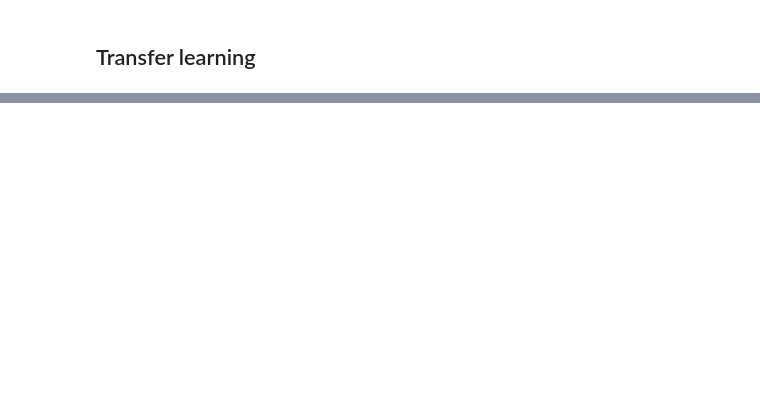
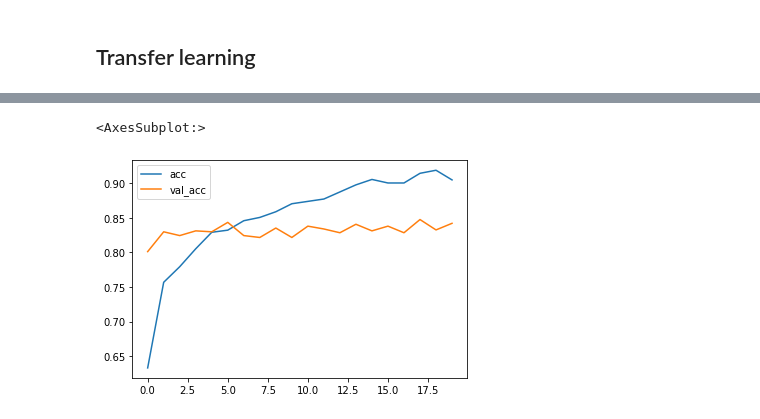
Before and after one commit to kokchun/Deep-learning-AI21, a Jupyter notebook: Lectures/Code-alongs/Lec6-Transfer_learning.ipynb, the cells around one changed output, grey strips where cells are left out. Drawn from its saved outputs; the diff is of its cells as text; code cells hidden in the pictures; blank space fills up the shorter version.

```diff
--- a/Lectures/Code-alongs/Lec6-Transfer_learning.ipynb
+++ b/Lectures/Code-alongs/Lec6-Transfer_learning.ipynb
@@ -135,0 +199,7 @@ _________________________________________________________________
+# %%
+from tensorflow.keras.applications import Xception
+
+base_model = Xception(weights="imagenet", include_top=False,
+                   input_shape=(input_shape))
+
+base_model.summary()
@@ -135,0 +224,18 @@ _________________________________________________________________
+# %%
+from tensorflow.keras.layers import GlobalAveragePooling2D
+
+model = Sequential([
+    base_model,
+    GlobalAveragePooling2D(),
+    Dropout(.5),
+    Dense(256, activation="relu", kernel_initializer="he_normal"),
+    Dropout(.5),
+    Dense(5, activation="softmax")
+], name = "Xception_transfer")
+
+for layer in base_model.layers:
+    layer.trainable = False
+
+model.compile(optimizer = "adam", loss = "sparse_categorical_crossentropy", metrics = ["acc"])
+
+model.summary()
@@ -135,0 +263,2 @@ _________________________________________________________________
+# %%
+model.fit(train_batch, epochs = 20, validation_data = test_batch)
@@ -135,0 +284,3 @@ _________________________________________________________________
+# %%
+metrics = pd.DataFrame(model.history.history)
+metrics.head()
@@ -135,0 +294,5 @@ _________________________________________________________________
+# %%
+metrics[["acc", "val_acc"]].plot()
+# %% [output]
+<AxesSubplot:>
+[figure, added]
```
Also changed, not shown: parts of 15 cells of this notebook.
